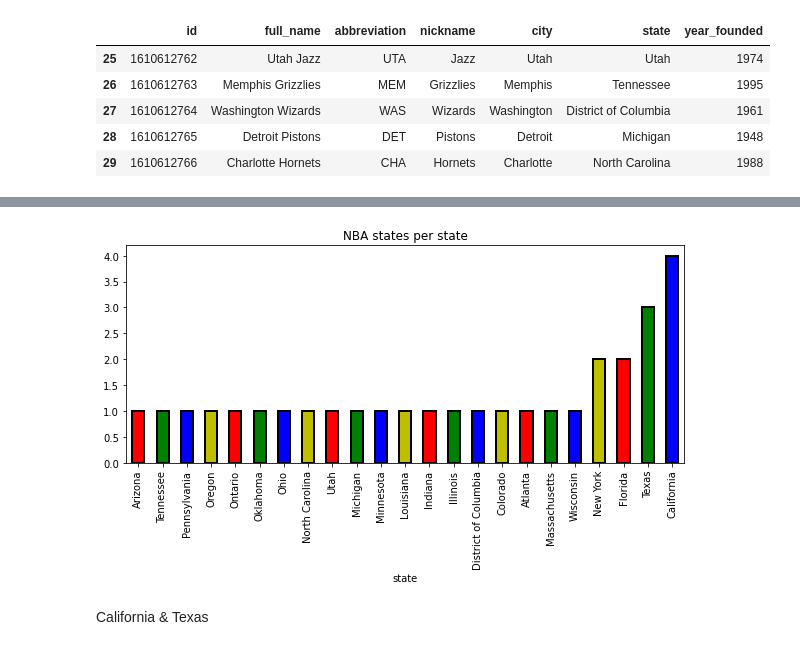
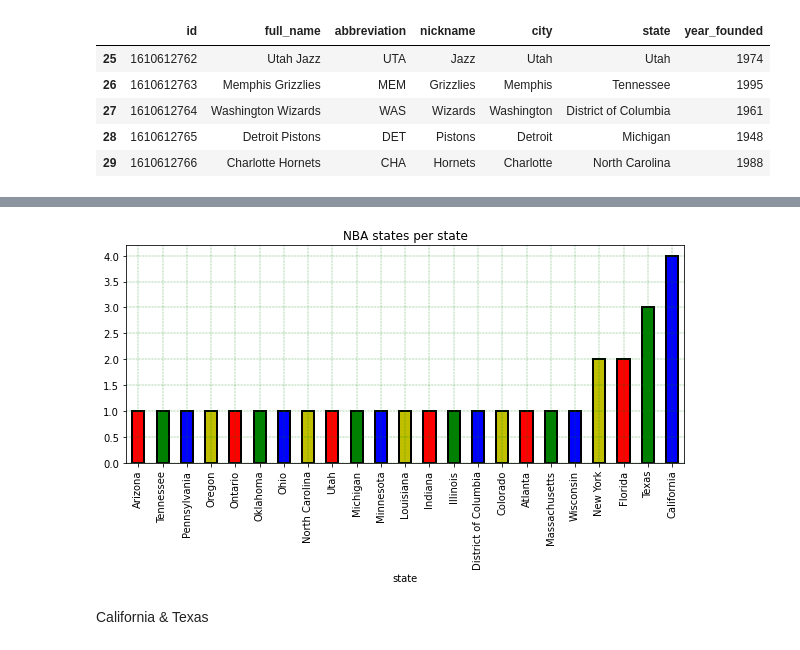
Before and after one commit to RolfChung/nba_api, a Jupyter notebook: NBA_API.ipynb, the cells around one changed output, grey strips where cells are left out. Saved outputs shown, nothing was run; the diff lists cells and outputs as text; code cells hidden in the pictures.

```diff
--- a/NBA_API.ipynb
+++ b/NBA_API.ipynb
@@ -240,10 +240,11 @@ Name: full_name, dtype: int64
 # %%
 nba_teams_2_gb.sort_values().plot(kind='bar', title="NBA states per state",
                                  edgecolor='black', linewidth=2, figsize=(10,4),
                                  color=['r', 'g', 'b', 'y'])
+plt.grid(color='g', linestyle='-.', linewidth=0.3)
 plt.show()
 # %% [output]
-[figure, old version]
+[figure, new version]
 # %% [markdown]
 California & Texas
 # %%
```
Also changed, not shown: parts of 2 cells of this notebook.
